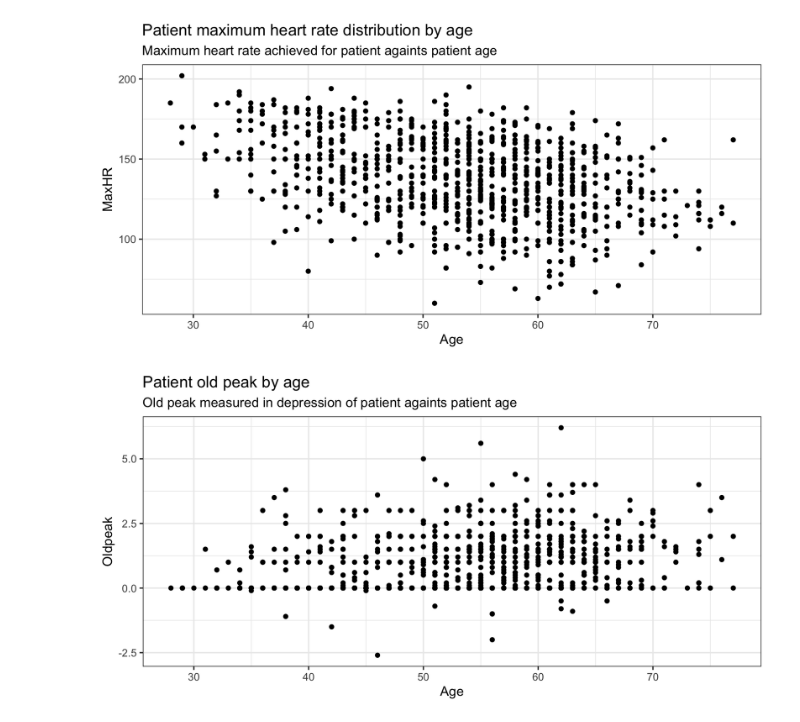
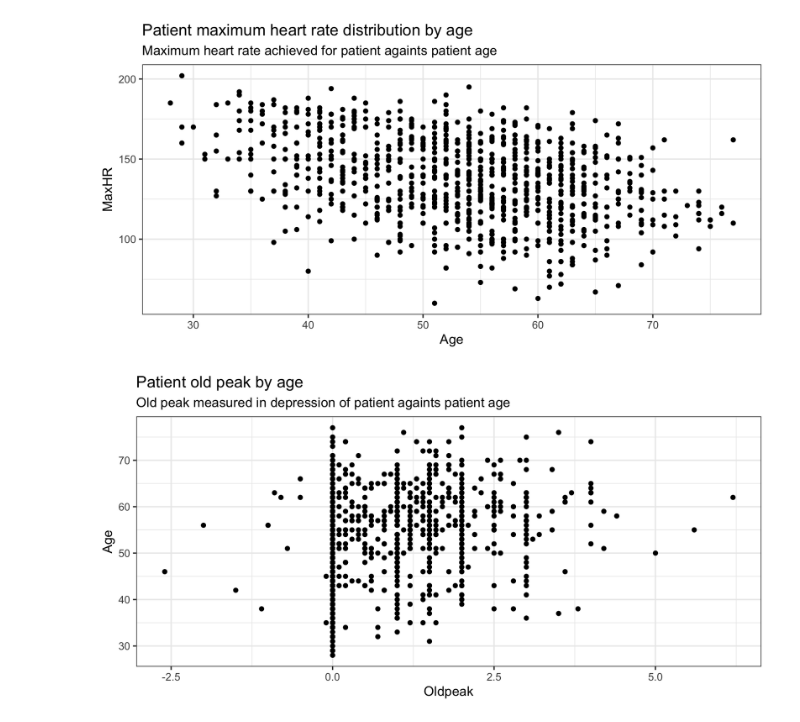
Before and after one commit to ppkgtmm/data-models, a Jupyter notebook: L4-5/Exercise.ipynb, the cells around one changed output. Saved outputs shown, nothing was run; the diff lists cells and outputs as text; code cells hidden in the pictures.

```diff
--- a/L4-5/Exercise.ipynb
+++ b/L4-5/Exercise.ipynb
@@ -235,9 +248,9 @@ theme_bw(base_size = 20)
 [figure]
 # %%
 heart %>%
-ggplot(mapping = aes(x = Age, y = Oldpeak)) +
+ggplot(mapping = aes(x = Oldpeak, y = Age)) +
 geom_point(size = 3) +
 ggtitle('Patient old peak by age', subtitle = 'Old peak measured in depression of patient againts patient age') +
 theme_bw(base_size = 20)
 # %% [output]
-[figure, old version]
+[figure, new version]
```
Also changed, not shown: parts of 9 cells of this notebook.
